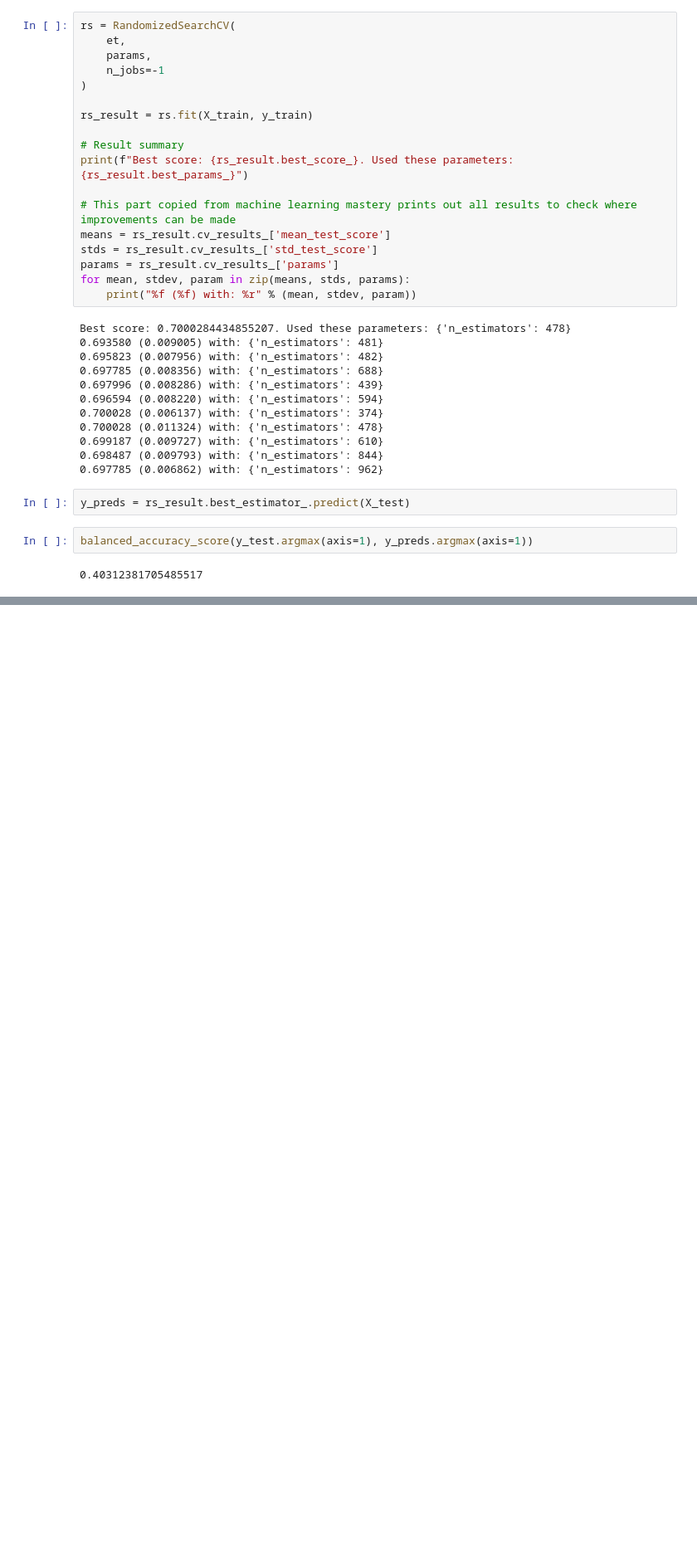
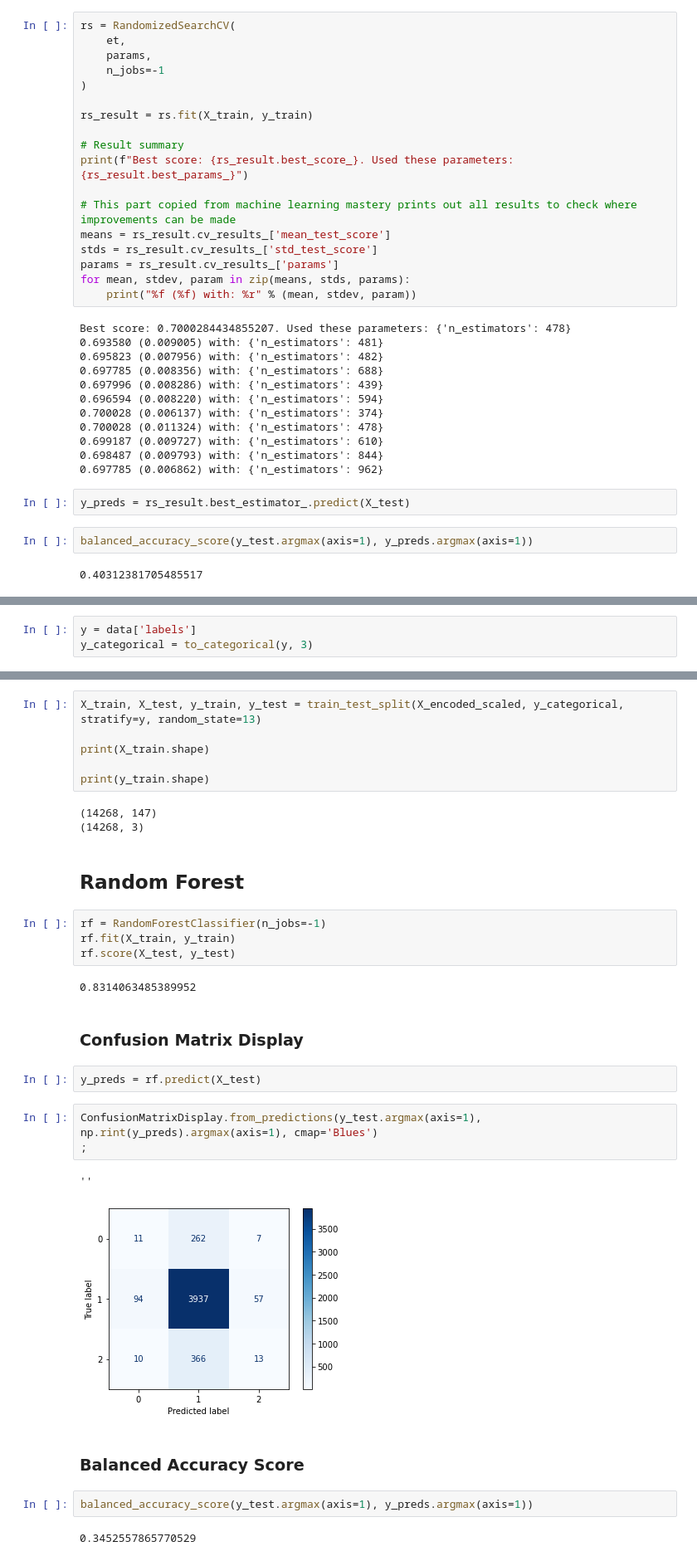
Before and after one commit to pezpet/group-1-project-4, a Jupyter notebook: random_forest.ipynb, the cells around one changed output, grey strips where cells are left out. Shown at 83% size. Saved outputs shown, nothing was run; the diff lists cells and outputs as text; blank space fills up the shorter version.

Commit message:
Cleaning file and new relevant data files

```diff
--- a/random_forest.ipynb
+++ b/random_forest.ipynb
@@ -195,0 +233,3 @@ balanced_accuracy_score(y_test.argmax(axis=1), y_preds.argmax(axis=1))
+# %%
+y = data['labels']
+y_categorical = to_categorical(y, 3)
@@ -195,0 +247,33 @@ balanced_accuracy_score(y_test.argmax(axis=1), y_preds.argmax(axis=1))
+# %%
+X_train, X_test, y_train, y_test = train_test_split(X_encoded_scaled, y_categorical, stratify=y, random_state=13)
+
+print(X_train.shape)
+
+print(y_train.shape)
+# %% [output]
+(14268, 147)
+(14268, 3)
+# %% [markdown]
+## Random Forest
+# %%
+rf = RandomForestClassifier(n_jobs=-1)
+rf.fit(X_train, y_train)
+rf.score(X_test, y_test)
+# %% [output]
+0.8314063485389952
+# %% [markdown]
+### Confusion Matrix Display
+# %%
+y_preds = rf.predict(X_test)
+# %%
+ConfusionMatrixDisplay.from_predictions(y_test.argmax(axis=1), np.rint(y_preds).argmax(axis=1), cmap='Blues')
+;
+# %% [output]
+''
+[figure, added]
+# %% [markdown]
+### Balanced Accuracy Score
+# %%
+balanced_accuracy_score(y_test.argmax(axis=1), y_preds.argmax(axis=1))
+# %% [output]
+0.3452557865770529
```
Also changed, not shown: parts of 18 cells of this notebook, 12 other files.
